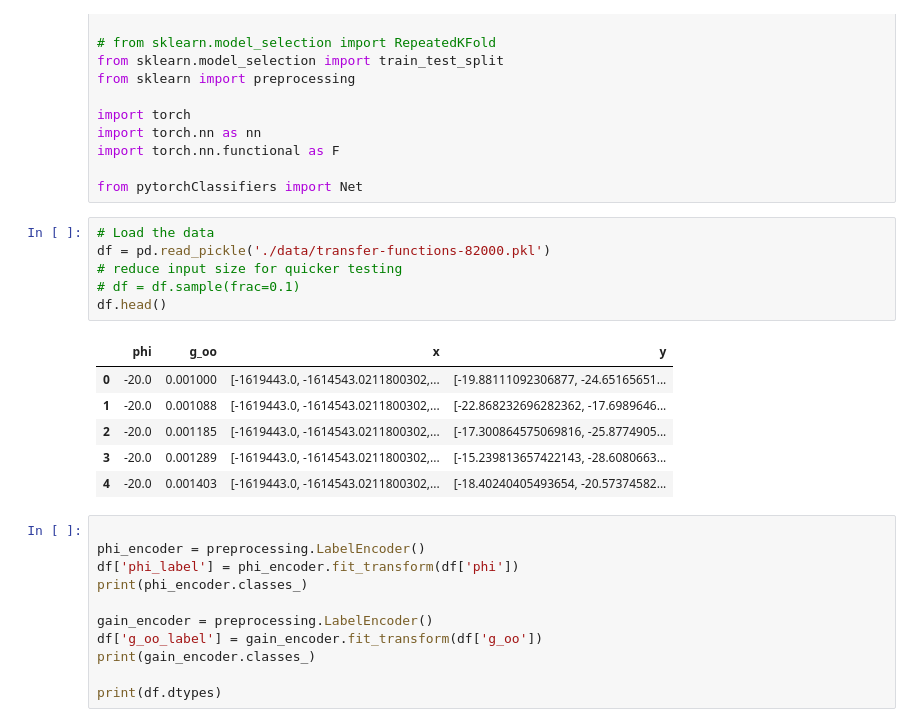
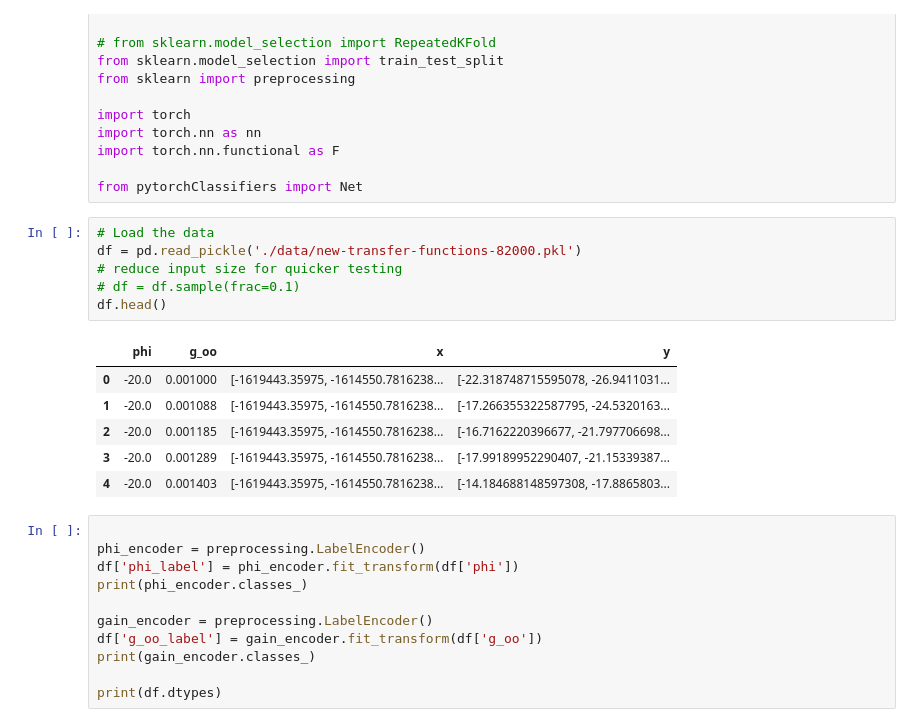
Before and after one commit to kiliakis/ML-LHC-closed-loop, a Jupyter notebook: pytorch_classifier_one_by_one.ipynb, the cells around one changed output. Saved outputs shown, nothing was run; the diff lists cells and outputs as text.

```diff
--- a/pytorch_classifier_one_by_one.ipynb
+++ b/pytorch_classifier_one_by_one.ipynb
@@ -22,17 +22,17 @@ import torch.nn.functional as F
 from pytorchClassifiers import Net
 # %%
 # Load the data
-df = pd.read_pickle('./data/transfer-functions-82000.pkl')
+df = pd.read_pickle('./data/new-transfer-functions-82000.pkl')
 # reduce input size for quicker testing
 # df = df.sample(frac=0.1)
 df.head()
 # %% [output]
 |  | phi | g_oo | x | y |
-| 0 | -20.0 | 0.001000 | [-1619443.0, -1614543.0211800302,... | [-19.88111092306877, -24.65165651... |
-| 1 | -20.0 | 0.001088 | [-1619443.0, -1614543.0211800302,... | [-22.868232696282362, -17.6989646... |
-| 2 | -20.0 | 0.001185 | [-1619443.0, -1614543.0211800302,... | [-17.300864575069816, -25.8774905... |
-| 3 | -20.0 | 0.001289 | [-1619443.0, -1614543.0211800302,... | [-15.239813657422143, -28.6080663... |
-| 4 | -20.0 | 0.001403 | [-1619443.0, -1614543.0211800302,... | [-18.40240405493654, -20.57374582... |
+| 0 | -20.0 | 0.001000 | [-1619443.35975, -1614550.7816238... | [-22.318748715595078, -26.9411031... |
+| 1 | -20.0 | 0.001088 | [-1619443.35975, -1614550.7816238... | [-17.266355322587795, -24.5320163... |
+| 2 | -20.0 | 0.001185 | [-1619443.35975, -1614550.7816238... | [-16.7162220396677, -21.797706698... |
+| 3 | -20.0 | 0.001289 | [-1619443.35975, -1614550.7816238... | [-17.99189952290407, -21.15339387... |
+| 4 | -20.0 | 0.001403 | [-1619443.35975, -1614550.7816238... | [-14.184688148597308, -17.8865803... |
 # %%
 
 phi_encoder = preprocessing.LabelEncoder()
```
Also changed, not shown: parts of 7 cells of this notebook, 4 other files.
